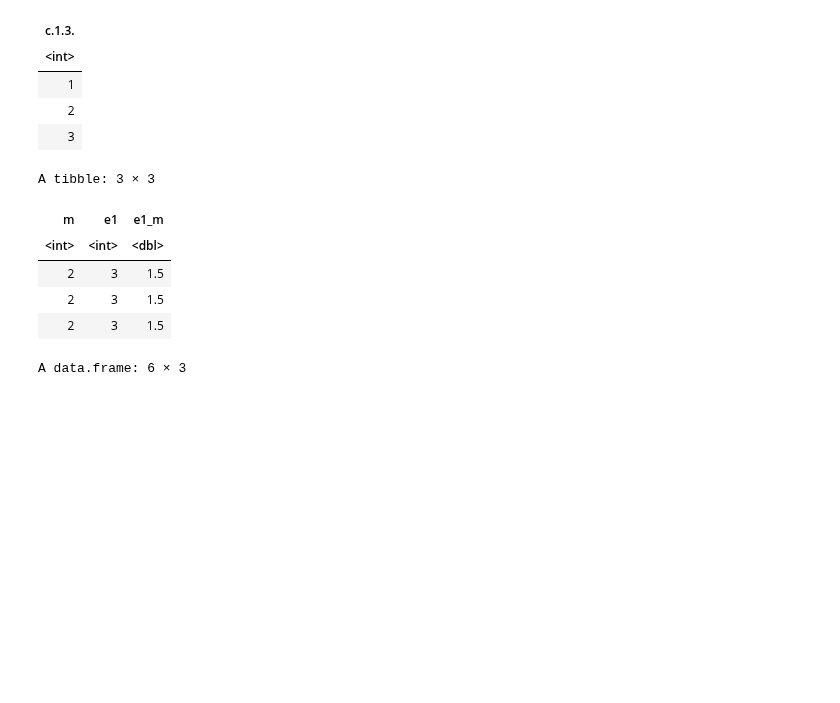
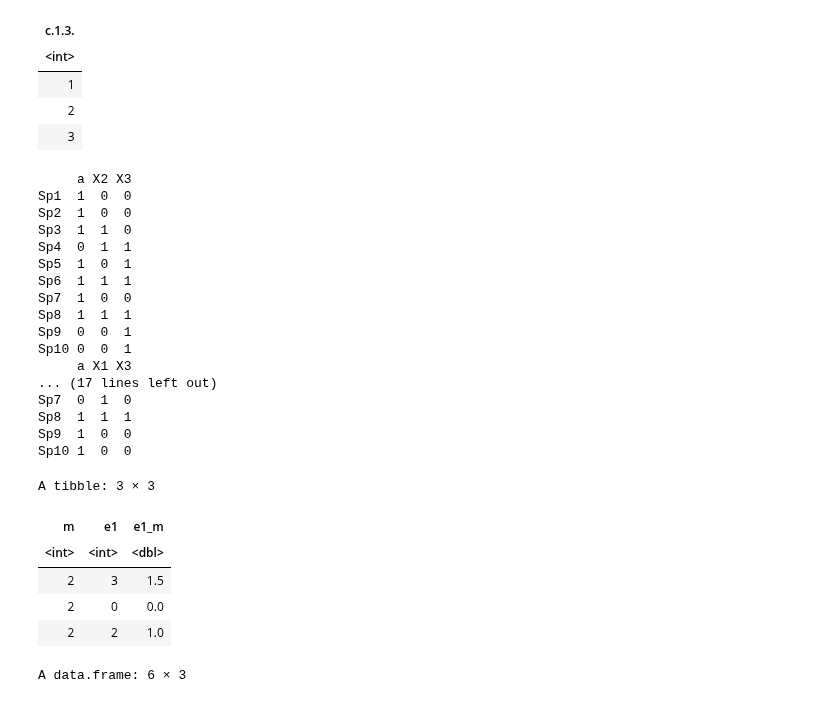
Before and after one commit to ben1post/BennyPhD, a Jupyter notebook: CaRiaco/ToyingAround/Loopy/UniquenessErnesto.ipynb, the cells around one changed output. Cells and saved outputs as stored; diff of their text form; code cells hidden in the pictures; blank space fills up the shorter version.

```diff
--- a/CaRiaco/ToyingAround/Loopy/UniquenessErnesto.ipynb
+++ b/CaRiaco/ToyingAround/Loopy/UniquenessErnesto.ipynb
@@ -75,35 +75,56 @@ for (i in 1:ncol(x)){
 # %%
 library(dplyr)
 
 x = data.frame(t(dat[2:ncol(dat)]))
 
 numSites = ncol(x)
 
 results <- data.frame()
 
 
 for (i in 1:numSites){
     reargX <- cbind(x[i],x[-i])
 
+    names(reargX)[1]<- "a"
+
+    print(reargX)
+
     calc <- reargX %>%
         mutate(SUM = rowSums(.)) %>%
         rowwise() %>%
-        mutate(uniqueX = X1>0 & SUM==1, AllPresent = SUM==numSites) %>%
+        mutate(uniqueX = a >0 & SUM==1, AllPresent = SUM==numSites) %>%
         ungroup() %>%
         summarise(m = sum(AllPresent), e1 = sum(uniqueX) ,e1_m = e1/m)
 
     results <- rbind(results, calc)
 
 }
 
 results
 # %% [output]
-A tibble: 3 × 3
+     a X2 X3
+Sp1  1  0  0
+Sp2  1  0  0
+Sp3  1  1  0
+Sp4  0  1  1
+Sp5  1  0  1
+Sp6  1  1  1
+Sp7  1  0  0
+Sp8  1  1  1
+Sp9  0  0  1
+Sp10 0  0  1
+     a X1 X3
+... (17 lines left out)
+Sp7  0  1  0
+Sp8  1  1  1
+Sp9  1  0  0
+Sp10 1  0  0
+A tibble: 3 × 3
 | m | e1 | e1_m |
 | <int> | <int> | <dbl> |
 | 2 | 3 | 1.5 |
-| 2 | 3 | 1.5 |
-| 2 | 3 | 1.5 |
+| 2 | 0 | 0.0 |
+| 2 | 2 | 1.0 |
 # %%
 x <- data.frame()
 
```
Also changed, not shown: 5 other files.
